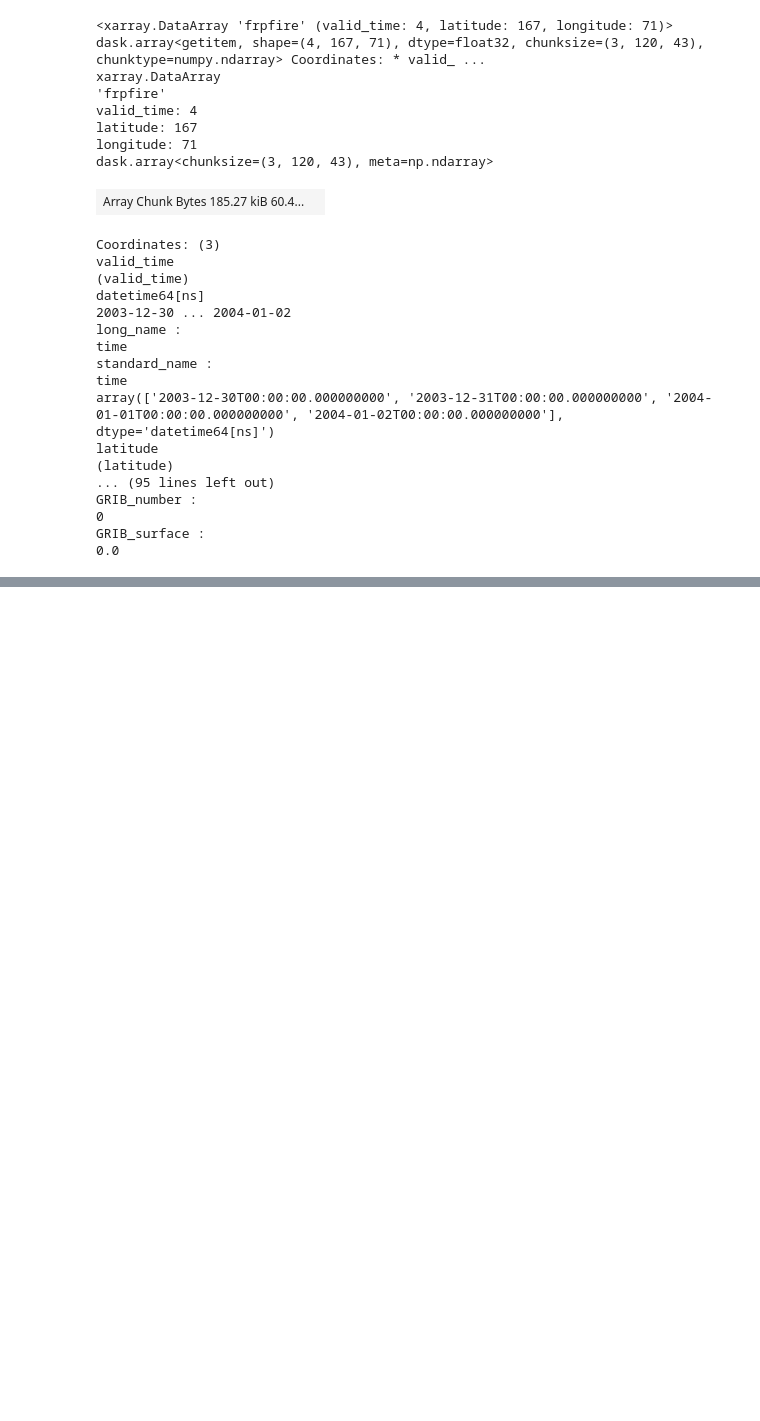
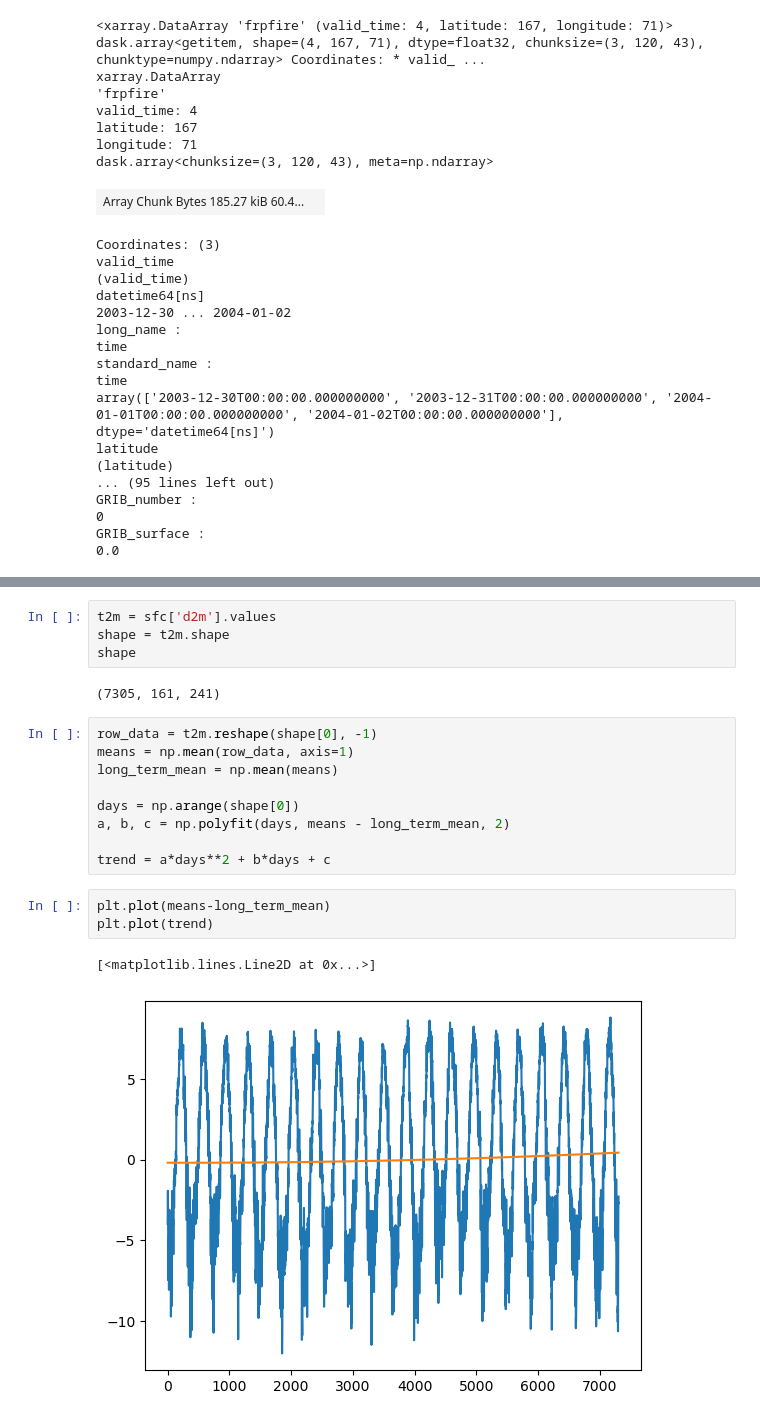
Before and after one commit to aeol1an/NorcalFireRegimes, a Jupyter notebook: eda.ipynb, the cells around one changed output, grey strips where cells are left out. Cells and saved outputs as stored; diff of their text form; blank space fills up the shorter version.

Commit message:
finish vector and trend stuffff

```diff
--- a/eda.ipynb
+++ b/eda.ipynb
@@ -313,3 +315,24 @@ institution :
 European Centre for Medium-Range Weather Forecasts
 history :
 2024-11-25T12:40 GRIB to CDM+CF via cfgrib-0.9.14.1/ecCodes-2.36.0 with {"source": "data.grib", "filter_by_keys": {"stream": ["oper"]}, "encode_cf": ["parameter", "time", "geography", "vertical"]}
+# %%
+t2m = sfc['d2m'].values
+shape = t2m.shape
+shape
+# %% [output]
+(7305, 161, 241)
+# %%
+row_data = t2m.reshape(shape[0], -1)
+means = np.mean(row_data, axis=1)
+long_term_mean = np.mean(means)
+
+days = np.arange(shape[0])
+a, b, c = np.polyfit(days, means - long_term_mean, 2)
+
+trend = a*days**2 + b*days + c
+# %%
+plt.plot(means-long_term_mean)
+plt.plot(trend)
+# %% [output]
+[<matplotlib.lines.Line2D at 0x...>]
+[figure, added]
```
Also changed, not shown: parts of 14 cells of this notebook, 2 other files.
